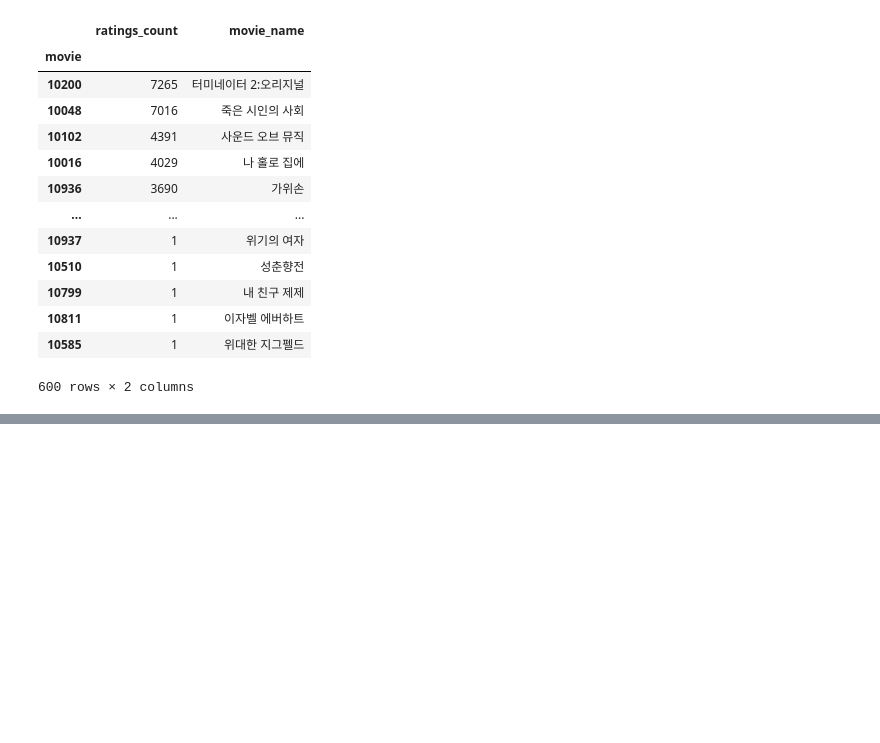
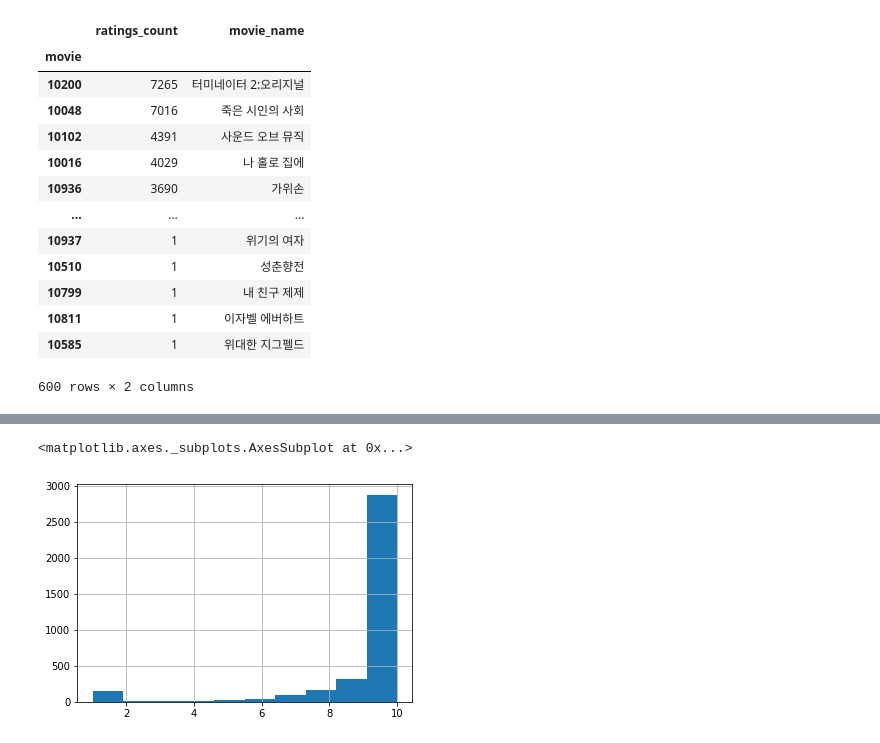
Before and after one commit to Vaycold/Vaycold, a Jupyter notebook: Recommend_Algorithm/#7.딥러닝과_추천알고리즘,_영화_데이터셋_비교.ipynb, the cells around one changed output, grey strips where cells are left out. Drawn from its saved outputs; the diff is of its cells as text; code cells hidden in the pictures; blank space fills up the shorter version.

```diff
--- a/Recommend_Algorithm/#7.딥러닝과_추천알고리즘,_영화_데이터셋_비교.ipynb
+++ b/Recommend_Algorithm/#7.딥러닝과_추천알고리즘,_영화_데이터셋_비교.ipynb
@@ -611,0 +626,6 @@ rates_df
+# %%
+# 가위손도 한번 보자
+rates_df[rates_df.movie == 10936].rate.hist()
+# %% [output]
+<matplotlib.axes._subplots.AxesSubplot at 0x...>
+[figure, added]
```
Also changed, not shown: parts of 2 cells of this notebook.
